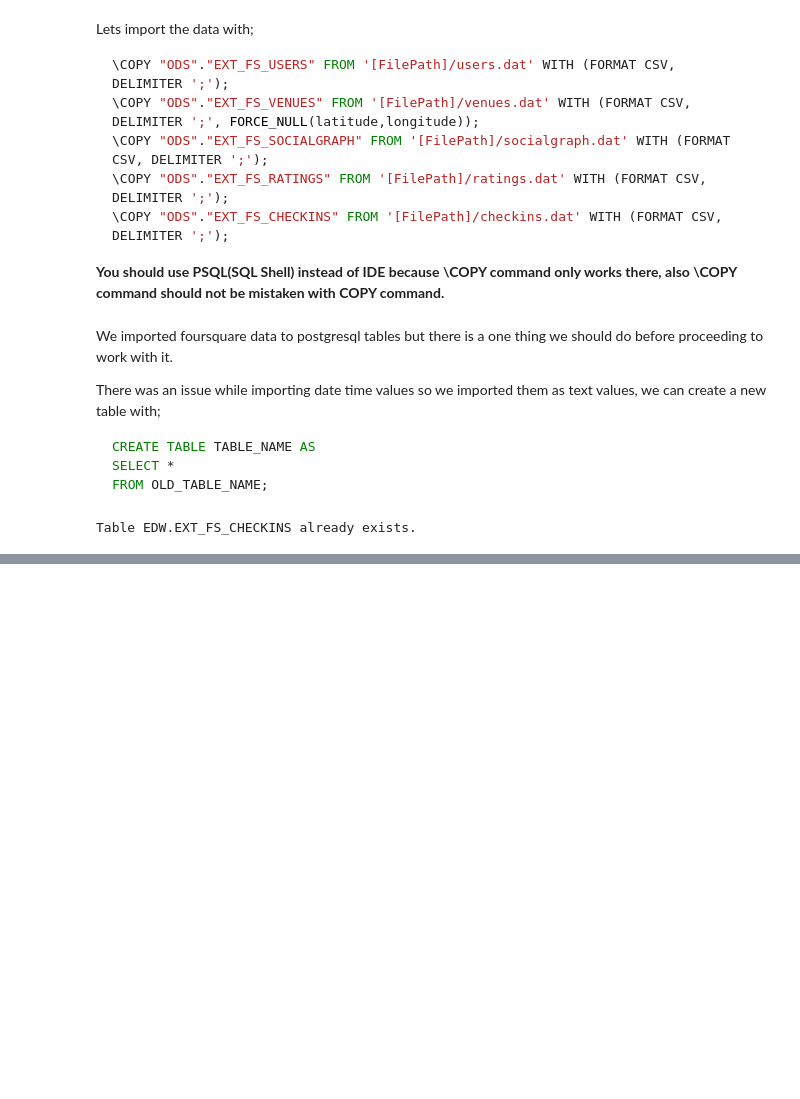
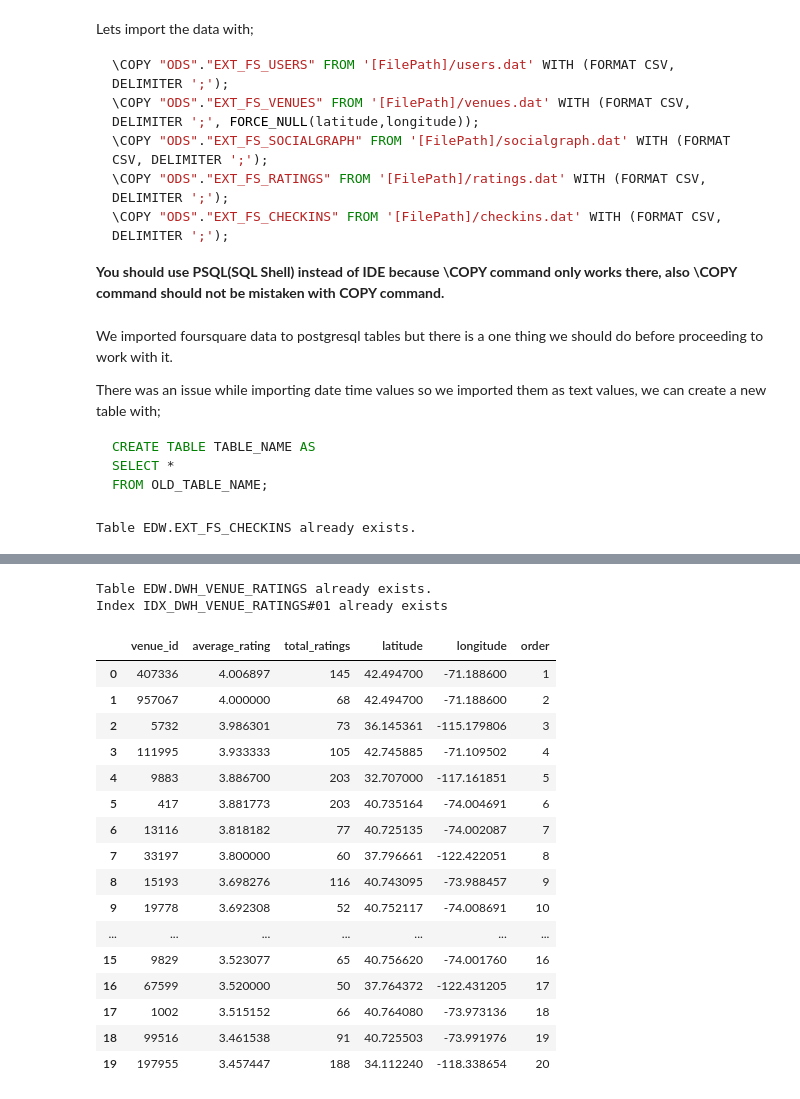
Before and after one commit to uguraskar/foursquare_analysis, a Jupyter notebook: foursquare_analysis.ipynb, the cells around one changed output, grey strips where cells are left out. Saved outputs shown, nothing was run; the diff lists cells and outputs as text; code cells hidden in the pictures; blank space fills up the shorter version.

```diff
--- a/foursquare_analysis.ipynb
+++ b/foursquare_analysis.ipynb
@@ -291,0 +274,78 @@ df
+# %%
+if(check_if_table_exists('EDW','DWH_VENUE_RATINGS')):
+    print('Table EDW.DWH_VENUE_RATINGS already exists.')
+else:
+    start_time = math.trunc(time.time())
+    cur.execute("""
+    CREATE TABLE "EDW"."DWH_VENUE_RATINGS" AS
+    SELECT
+    venue_id,
+    AVG(rating) AS average_rating,
+    COUNT(*) AS total_ratings,
+    VNS.latitude,
+    VNS.longitude
+    FROM "ODS"."EXT_FS_RATINGS" RTG
+    INNER JOIN "ODS"."EXT_FS_VENUES" VNS ON (RTG.venue_id = VNS.id)
+    WHERE 1=1
+    AND VNS.latitude IS NOT NULL
+    AND VNS.longitude IS NOT NULL
+    GROUP BY RTG.venue_id,
+    VNS.latitude,
+    VNS.longitude
+    """)
+    end_time = math.trunc(time.time())
+    cur.execute('COMMIT;')
+    print("Table EDW.DWH_VENUE_RATINGS created in {execute_time} seconds.".format(execute_time=end_time-start_time))
+
+if(check_if_index_exists('IDX_DWH_VENUE_RATINGS#01')):
+    print('Index IDX_DWH_VENUE_RATINGS#01 already exists')
+else:
+    start_time = math.trunc(time.time())
+    cur.execute("""
+    CREATE INDEX "IDX_DWH_VENUE_RATINGS#01"
+    ON "EDW"."DWH_VENUE_RATINGS" USING btree
+    (total_ratings ASC NULLS LAST)
+    ;
+    """)
+    end_time = math.trunc(time.time())
+    cur.execute('COMMIT;')
+    print("Index IDX_DWH_VENUE_RATINGS#01 created in {execute_time} seconds".format(execute_time=end_time-start_time))
+# %% [output]
+Table EDW.DWH_VENUE_RATINGS already exists.
+Index IDX_DWH_VENUE_RATINGS#01 already exists
+# %%
+import pandas as pd
+
+sql_command = """
+WITH RD AS(
+SELECT VR.*,
+RANK() OVER(ORDER BY average_rating DESC, total_ratings DESC, venue_id) AS ORDER
+FROM "EDW"."DWH_VENUE_RATINGS" VR
+WHERE 1=1
+AND VR.total_ratings >= 50
+)
+SELECT *
+FROM RD
+ORDER BY RD.order
+LIMIT 200;
+"""
+df_venue_ratings = pd.read_sql(sql_command,conn)
+df_venue_ratings.head(20)
+# %% [output]
+|  | venue_id | average_rating | total_ratings | latitude | longitude | order |
+| 0 | 407336 | 4.006897 | 145 | 42.494700 | -71.188600 | 1 |
+| 1 | 957067 | 4.000000 | 68 | 42.494700 | -71.188600 | 2 |
+| 2 | 5732 | 3.986301 | 73 | 36.145361 | -115.179806 | 3 |
+| 3 | 111995 | 3.933333 | 105 | 42.745885 | -71.109502 | 4 |
+| 4 | 9883 | 3.886700 | 203 | 32.707000 | -117.161851 | 5 |
+| 5 | 417 | 3.881773 | 203 | 40.735164 | -74.004691 | 6 |
+| 6 | 13116 | 3.818182 | 77 | 40.725135 | -74.002087 | 7 |
+| 7 | 33197 | 3.800000 | 60 | 37.796661 | -122.422051 | 8 |
+| 8 | 15193 | 3.698276 | 116 | 40.743095 | -73.988457 | 9 |
+| 9 | 19778 | 3.692308 | 52 | 40.752117 | -74.008691 | 10 |
+| ... | ... | ... | ... | ... | ... | ... |
+| 15 | 9829 | 3.523077 | 65 | 40.756620 | -74.001760 | 16 |
+| 16 | 67599 | 3.520000 | 50 | 37.764372 | -122.431205 | 17 |
+| 17 | 1002 | 3.515152 | 66 | 40.764080 | -73.973136 | 18 |
+| 18 | 99516 | 3.461538 | 91 | 40.725503 | -73.991976 | 19 |
+| 19 | 197955 | 3.457447 | 188 | 34.112240 | -118.338654 | 20 |
```
Also changed, not shown: parts of 5 cells of this notebook, 1 other file.
